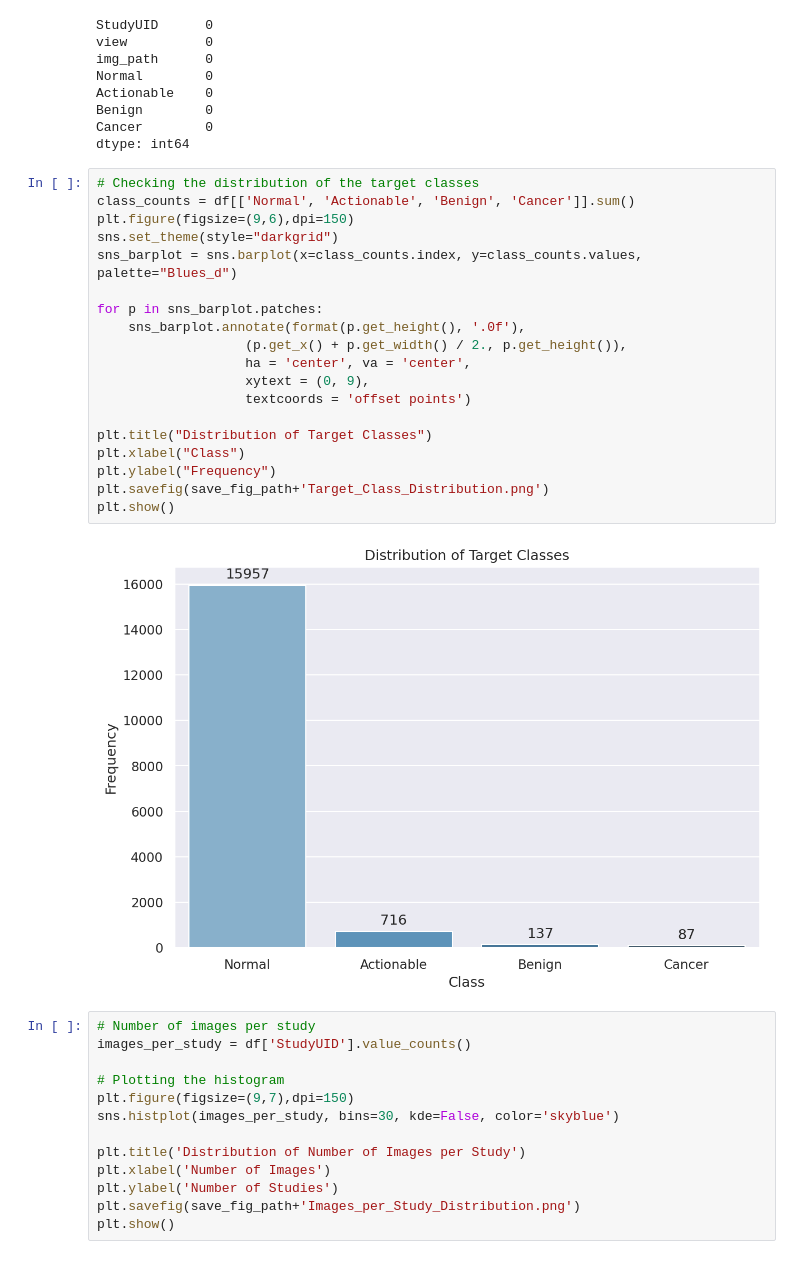
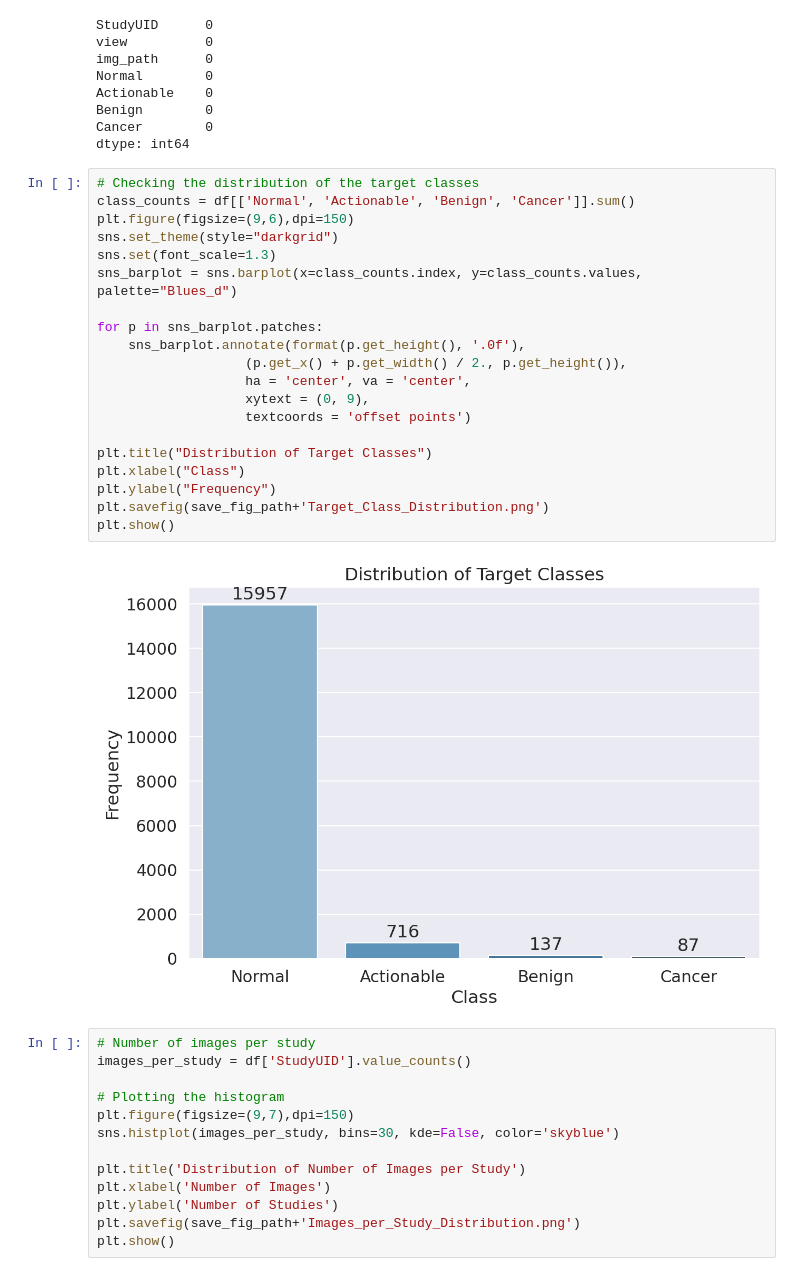
Before and after one commit to mikeadimech/Breast_Cancer_Detection_DBT, a Jupyter notebook: notebooks/eda.ipynb, the cells around one changed output. Cells and saved outputs as stored; diff of their text form.

Commit message:
fix graphs and add image sizes

```diff
--- a/notebooks/eda.ipynb
+++ b/notebooks/eda.ipynb
@@ -43,24 +43,25 @@ dtype: int64
 # %%
 # Checking the distribution of the target classes
 class_counts = df[['Normal', 'Actionable', 'Benign', 'Cancer']].sum()
 plt.figure(figsize=(9,6),dpi=150)
 sns.set_theme(style="darkgrid")
+sns.set(font_scale=1.3)
 sns_barplot = sns.barplot(x=class_counts.index, y=class_counts.values, palette="Blues_d")
 
 for p in sns_barplot.patches:
     sns_barplot.annotate(format(p.get_height(), '.0f'),
                    (p.get_x() + p.get_width() / 2., p.get_height()),
                    ha = 'center', va = 'center',
                    xytext = (0, 9),
                    textcoords = 'offset points')
 
 plt.title("Distribution of Target Classes")
 plt.xlabel("Class")
 plt.ylabel("Frequency")
 plt.savefig(save_fig_path+'Target_Class_Distribution.png')
 plt.show()
 # %% [output]
-[figure, old version]
+[figure, new version]
 # %%
 # Number of images per study
 images_per_study = df['StudyUID'].value_counts()
```
Also changed, not shown: parts of 1 cell of this notebook, 16 other files.
